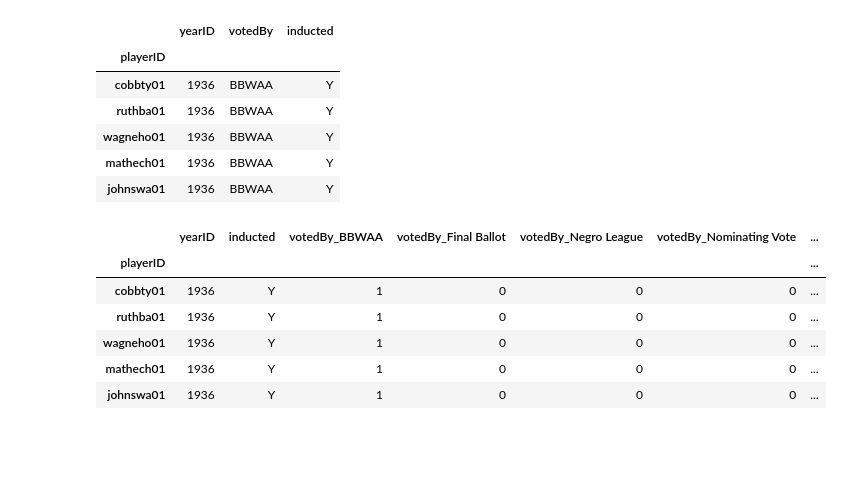
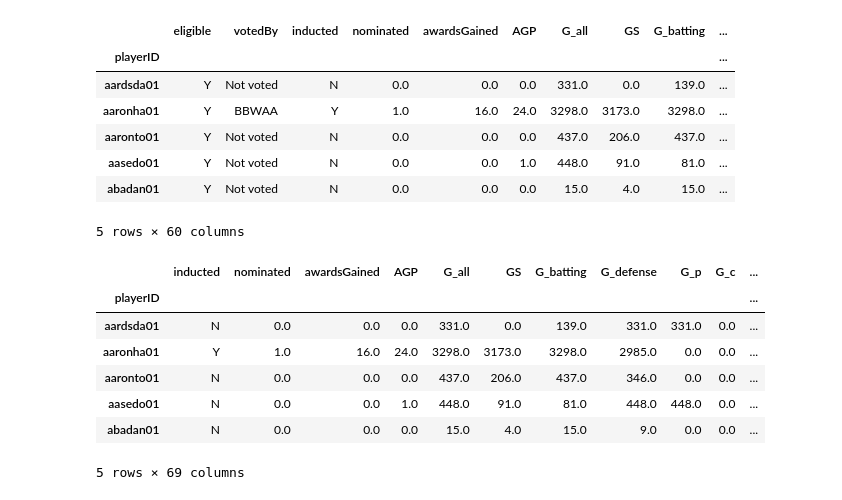
Before and after one commit to maldonado91/Data-Analysis-Project, a Jupyter notebook: HallofFame.ipynb, the cells around one changed output. Drawn from its saved outputs; the diff is of its cells as text; code cells hidden in the pictures; blank space fills up the shorter version.

```diff
--- a/HallofFame.ipynb
+++ b/HallofFame.ipynb
@@ -11,7 +11,7 @@ from sklearn.model_selection import train_test_split
 from imblearn.ensemble import BalancedRandomForestClassifier
 from sklearn.preprocessing import StandardScaler, MinMaxScaler
 
-file_path = Path("./baseballdatabank-2022.2/baseballdatabank-2022.2/contrib/HallOfFame.csv")
+file_path = Path("./baseballdatabank-2022.2/HallofFameVariables.csv")
 hof_df = pd.read_csv(file_path, index_col = 0)
 hof_df.head()
 # %% [output]
@@ -63,29 +79,31 @@ Column needed_note has 4034 null values
 # %%
 # drop rows not containing players
-hof_df = hof_df[hof_df['category'].str.contains('Player')==True]
+#hof_df = hof_df[hof_df['category'].str.contains('Player')==True]
 # %%
-# Drop the 'needed_note', 'ballots', 'needed', 'votes' column since it's not going to be used on the clustering algorithm.
-hof_df.drop(columns=['needed_note', 'ballots', 'needed', 'votes', 'category'], inplace=True)
+# Drop the 'finalGame' column since it's not going to be used on the clustering algorithm.
+hof_df.drop(columns=['finalGame', 'name'], inplace=True)
 hof_df.head()
 # %% [output]
-|  | yearID | votedBy | inducted |
-| playerID |  |  |  |
-| cobbty01 | 1936 | BBWAA | Y |
-| ruthba01 | 1936 | BBWAA | Y |
-| wagneho01 | 1936 | BBWAA | Y |
-| mathech01 | 1936 | BBWAA | Y |
-| johnswa01 | 1936 | BBWAA | Y |
+|  | eligible | votedBy | inducted | nominated | awardsGained | AGP | G_all | GS | G_batting | ... |
+| playerID |  |  |  |  |  |  |  |  |  | ... |
+| aardsda01 | Y | Not voted | N | 0.0 | 0.0 | 0.0 | 331.0 | 0.0 | 139.0 | ... |
+| aaronha01 | Y | BBWAA | Y | 1.0 | 16.0 | 24.0 | 3298.0 | 3173.0 | 3298.0 | ... |
+| aaronto01 | Y | Not voted | N | 0.0 | 0.0 | 0.0 | 437.0 | 206.0 | 437.0 | ... |
+| aasedo01 | Y | Not voted | N | 0.0 | 0.0 | 1.0 | 448.0 | 91.0 | 81.0 | ... |
+| abadan01 | Y | Not voted | N | 0.0 | 0.0 | 0.0 | 15.0 | 4.0 | 15.0 | ... |
+5 rows × 60 columns
 # %%
-hof_binary_encoded = pd.get_dummies(hof_df, columns=["votedBy"])
+hof_binary_encoded = pd.get_dummies(hof_df, columns=["votedBy",'eligible'])
 hof_binary_encoded.head()
 # %% [output]
-|  | yearID | inducted | votedBy_BBWAA | votedBy_Final Ballot | votedBy_Negro League | votedBy_Nominating Vote | ... |
-| playerID |  |  |  |  |  |  | ... |
-| cobbty01 | 1936 | Y | 1 | 0 | 0 | 0 | ... |
-| ruthba01 | 1936 | Y | 1 | 0 | 0 | 0 | ... |
-| wagneho01 | 1936 | Y | 1 | 0 | 0 | 0 | ... |
-| mathech01 | 1936 | Y | 1 | 0 | 0 | 0 | ... |
-| johnswa01 | 1936 | Y | 1 | 0 | 0 | 0 | ... |
+|  | inducted | nominated | awardsGained | AGP | G_all | GS | G_batting | G_defense | G_p | G_c | ... |
+| playerID |  |  |  |  |  |  |  |  |  |  | ... |
+| aardsda01 | N | 0.0 | 0.0 | 0.0 | 331.0 | 0.0 | 139.0 | 331.0 | 331.0 | 0.0 | ... |
+| aaronha01 | Y | 1.0 | 16.0 | 24.0 | 3298.0 | 3173.0 | 3298.0 | 2985.0 | 0.0 | 0.0 | ... |
+| aaronto01 | N | 0.0 | 0.0 | 0.0 | 437.0 | 206.0 | 437.0 | 346.0 | 0.0 | 0.0 | ... |
+| aasedo01 | N | 0.0 | 0.0 | 1.0 | 448.0 | 91.0 | 81.0 | 448.0 | 448.0 | 0.0 | ... |
+| abadan01 | N | 0.0 | 0.0 | 0.0 | 15.0 | 4.0 | 15.0 | 9.0 | 0.0 | 0.0 | ... |
+5 rows × 69 columns
 # %%
 # Create our features
 X = hof_df.drop('inducted', axis = 1)
```
Also changed, not shown: parts of 10 cells of this notebook.
